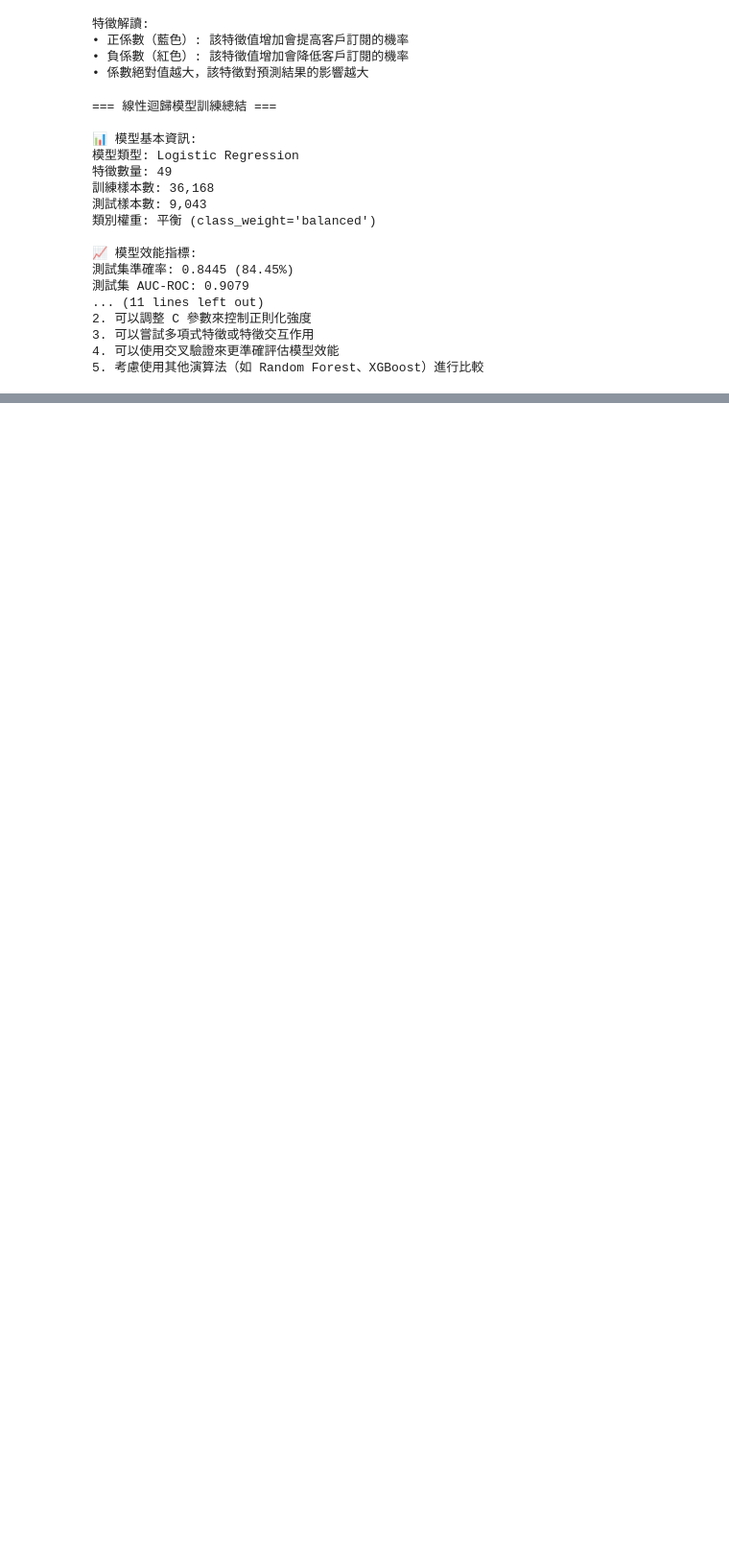
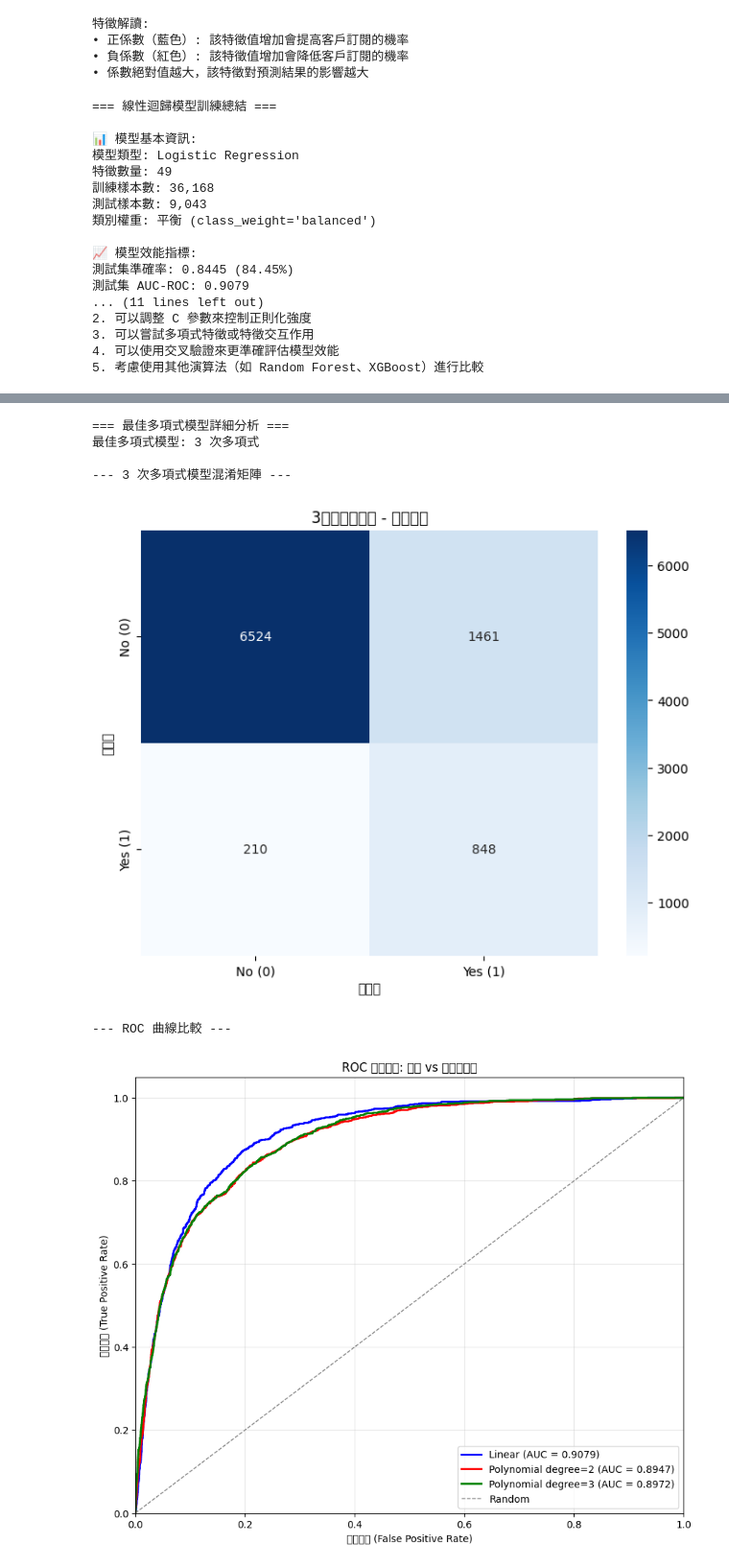
Before and after one commit to mirageapache/jupyter_note, a Jupyter notebook: Bank(self).ipynb, the cells around one changed output, grey strips where cells are left out. Shown: that part at 96% size. Saved outputs shown, nothing was run; the diff lists cells and outputs as text; code cells hidden in the pictures; blank space fills up the shorter version.

```diff
--- a/Bank(self).ipynb
+++ b/Bank(self).ipynb
@@ -760,0 +1095,70 @@ print("5. 考慮使用其他演算法（如 Random Forest、XGBoost）進行比
+# %%
+# 步驟6：最佳多項式模型詳細分析
+print("=== 最佳多項式模型詳細分析 ===")
+
+# 選擇表現最好的多項式模型進行詳細分析
+best_degree = None
+best_auc = 0
+for degree in degrees:
+    if model_results[degree]['test_auc'] > best_auc:
+        best_auc = model_results[degree]['test_auc']
+        best_degree = degree
+
+print(f"最佳多項式模型: {best_degree} 次多項式")
+best_result = model_results[best_degree]
+
+# 1. 混淆矩陣視覺化
+print(f"\n--- {best_degree} 次多項式模型混淆矩陣 ---")
+cm_best = best_result['confusion_matrix']
+
+plt.figure(figsize=(8, 6))
+sns.heatmap(cm_best, annot=True, fmt='d', cmap='Blues',
+            xticklabels=['No (0)', 'Yes (1)'],
+            yticklabels=['No (0)', 'Yes (1)'])
+plt.title(f'{best_degree}次多項式回歸 - 混淆矩陣')
+plt.ylabel('實際值')
+plt.xlabel('預測值')
+plt.show()
+
+# 2. ROC 曲線比較
+print(f"\n--- ROC 曲線比較 ---")
+plt.figure(figsize=(10, 8))
+
+# 原始線性模型的 ROC 曲線
+fpr_linear, tpr_linear, _ = roc_curve(y_test, y_test_pred_proba)
+plt.plot(fpr_linear, tpr_linear, label=f'Linear (AUC = {test_auc:.4f})',
+         color='blue', linestyle='-', linewidth=2)
+
+# 多項式模型的 ROC 曲線
+colors = ['red', 'green', 'purple']
+for i, degree in enumerate(degrees):
+    result = model_results[degree]
+    fpr_poly, tpr_poly, _ = roc_curve(y_test, result['y_test_pred_proba'])
+    plt.plot(fpr_poly, tpr_poly,
+             label=f'Polynomial degree={degree} (AUC = {result["test_auc"]:.4f})',
+             color=colors[i], linestyle='-', linewidth=2)
+
+# 隨機線
+plt.plot([0, 1], [0, 1], color='gray', linestyle='--', linewidth=1, label='Random')
+
+plt.xlim([0.0, 1.0])
+plt.ylim([0.0, 1.05])
+plt.xlabel('偽正例率 (False Positive Rate)')
+plt.ylabel('真正例率 (True Positive Rate)')
+plt.title('ROC 曲線比較: 線性 vs 多項式回歸')
+plt.legend(loc="lower right")
+plt.grid(True, alpha=0.3)
+plt.show()
+
+# 3. 詳細效能報告
+print(f"\n--- {best_degree} 次多項式模型詳細效能報告 ---")
+y_test_pred_best = best_result['y_test_pred']
+print(classification_report(y_test, y_test_pred_best, target_names=['No (0)', 'Yes (1)']))
+# %% [output]
+=== 最佳多項式模型詳細分析 ===
+最佳多項式模型: 3 次多項式
+
+--- 3 次多項式模型混淆矩陣 ---
+[figure, added]
+--- ROC 曲線比較 ---
+[figure, added]
```
Also changed, not shown: parts of 9 cells of this notebook.
